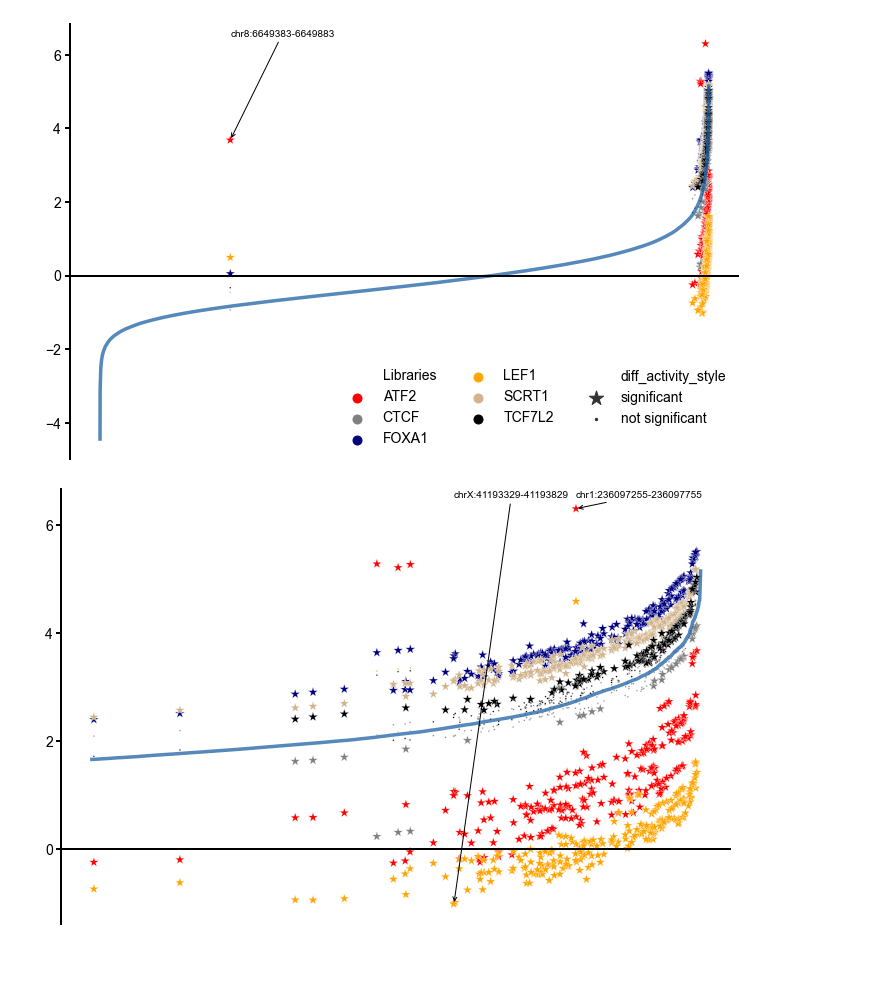
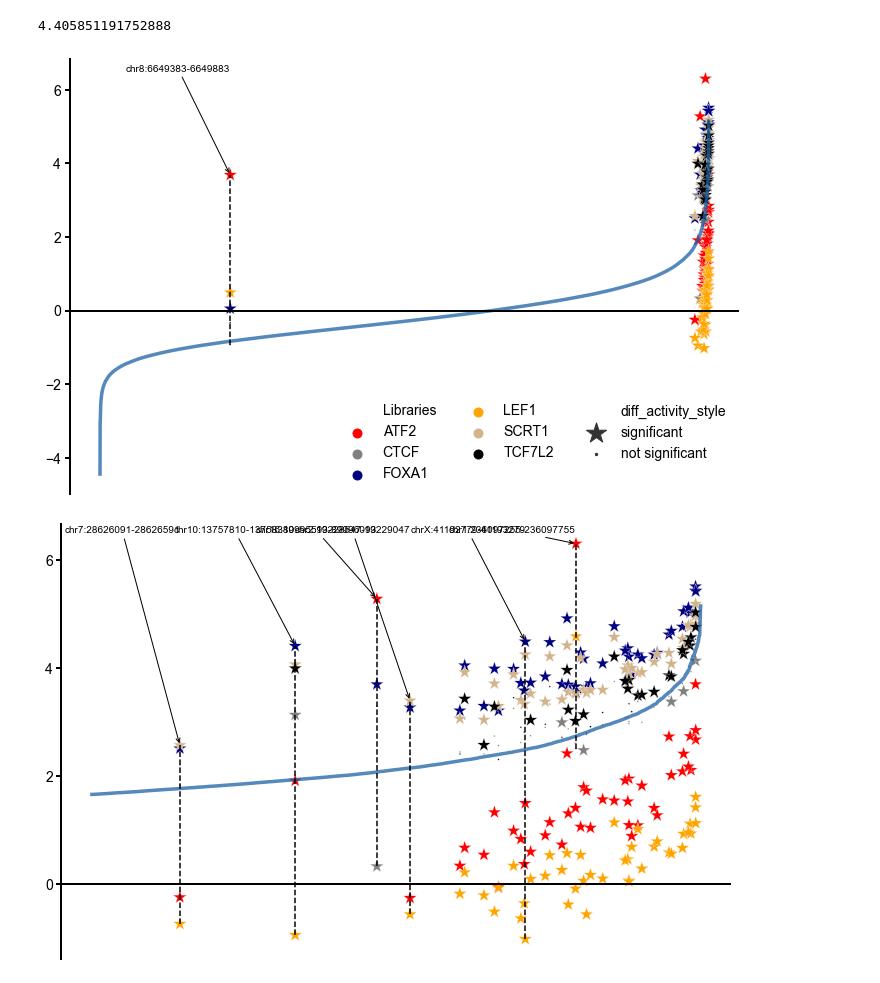
Before and after one commit to deeprob/starrseq_results, a Jupyter notebook: 2_categorize_fragments_on_activity/notebooks/1_diff_activity_map.ipynb, the cells around one changed output. Drawn from its saved outputs; the diff is of its cells as text; code cells hidden in the pictures.

Commit message:
diff-activity-zoomed-in-map-added

```diff
--- a/2_categorize_fragments_on_activity/notebooks/1_diff_activity_map.ipynb
+++ b/2_categorize_fragments_on_activity/notebooks/1_diff_activity_map.ipynb
@@ -55,3 +70,5 @@ variable_df = variable_df.loc[variable_df.variability>1.25]
+# %%
+variable_df = merge_multi_fragment_into_one(variable_df, libraries)
 # %%
 activity_df = variable_df.melt(id_vars=["index"], value_vars=libraries[1:], var_name="Libraries", value_name="activity")
 diff_activity_df = variable_df.melt(id_vars=["index"], value_vars=[f"{l}_padj" for l in libraries[1:]], var_name="Libraries", value_name="diff_activity")
@@ -60,8 +77,12 @@ plot_df = activity_df.merge(diff_activity_df, left_on = ["index", "Libraries"],
 plot_df["diff_activity_style"] = "not significant"
 plot_df.loc[plot_df.diff_activity<0.05, "diff_activity_style"] = "significant"
 plot_df = plot_df.set_index("index")
+# %%
+plot_df.loc[249148].activity.max()
+# %% [output]
+4.405851191752888
 # %%
-def plot_diff_activity_map(meta_df, plot_df, libraries, region_idx, region_dir, legend=True):
+def plot_diff_activity_map(meta_df, plot_df, libraries, region_idx, legend=True):
     fig, axes = plt.subplots(1, 1, figsize=(12, 8))
     sns.lineplot(data=meta_df, x=meta_df.index, y="CC", ax=axes, linewidth=3.5, alpha=0.75, color="#1e61a5")
 
@@ -72,15 +93,18 @@ def plot_diff_activity_map(meta_df, plot_df, libraries, region_idx, region_dir,
         hue="Libraries", hue_order=libraries,
         palette=["red", "grey", "navy", "orange", "tan", "black"],
         style="diff_activity_style", style_order=["not significant", "significant"], markers={"not significant": ".", "significant": "*"},
-        size="diff_activity_style", sizes={"not significant": 10, "significant": 100}, alpha=1,
+        size="diff_activity_style", sizes={"not significant": 10, "significant": 200}, alpha=1,
         legend=legend, rasterized=True)
 
     if region_idx:
-        for ridx,rdir in zip(region_idx, region_dir):
+        for ridx in region_idx:
             loc = meta_df.loc[ridx].chrom_coord
             chrm, start, end = loc.split("_")
-            act = meta_df.loc[ridx][libraries].max() if rdir=="high" else meta_df.loc[ridx][libraries].min()
-            axes.annotate(f"{chrm}:{start}-{end}", xy=(ridx, act), xytext=(ridx, 6.5), arrowprops=dict(arrowstyle="->"), fontsize=10)
+            act = plot_df.loc[ridx].activity.max()
+            axes.annotate(f"{chrm}:{start}-{end}", xy=(ridx, act), xytext=(ridx, 6.5), arrowprops=dict(arrowstyle="->"), fontsize=10, ha="right")
+            high_val =  plot_df.loc[ridx].activity.max()
+            low_val = plot_df.loc[ridx].activity.min()
+            axes.vlines([ridx], ymin=[low_val], ymax=[high_val], alpha=1, color="k", linestyle="--")
             # axes.text(ridx, act + np.sign(act)*0.25, f"{chrm}:{start}-{end}", fontsize=12, rotation=90, ha="center")
 
     # no x tick labels
@@ -99,14 +123,14 @@ def plot_diff_activity_map(meta_df, plot_df, libraries, region_idx, region_dir,
         axes.legend(markerscale=1.5, frameon=False, ncol=3, loc="lower right")
     return fig, axes
 # %%
-fig, _ = plot_diff_activity_map(meta_df, plot_df, libraries[1:-1], region_idx=[54278], region_dir=["high"])
+fig, _ = plot_diff_activity_map(meta_df, plot_df, libraries[1:-1], region_idx=[54278],)
 save_file = f"../data/figures/activity_map/diff_activity.pdf"
 save_pdf(save_file, fig)
 # %% [output]
-[figure, old version]
+[figure, new version]
 # %%
-fig, _ = plot_diff_activity_map(meta_df.iloc[246900:], plot_df.loc[(plot_df.index>246900)], libraries[1:-1], region_idx=[252253, 250903], region_dir=["high", "low"], legend=False)
+fig, _ = plot_diff_activity_map(meta_df.iloc[246900:], plot_df.loc[(plot_df.index>246900)], libraries[1:-1], region_idx=[247873, 249148, 250051, 250418, 251692, 252253], legend=False)
 save_file = f"../data/figures/activity_map/diff_activity_zoomed.pdf"
 save_pdf(save_file, fig)
 # %% [output]
-[figure, old version]
+[figure, new version]
```
Also changed, not shown: parts of 2 cells of this notebook.
